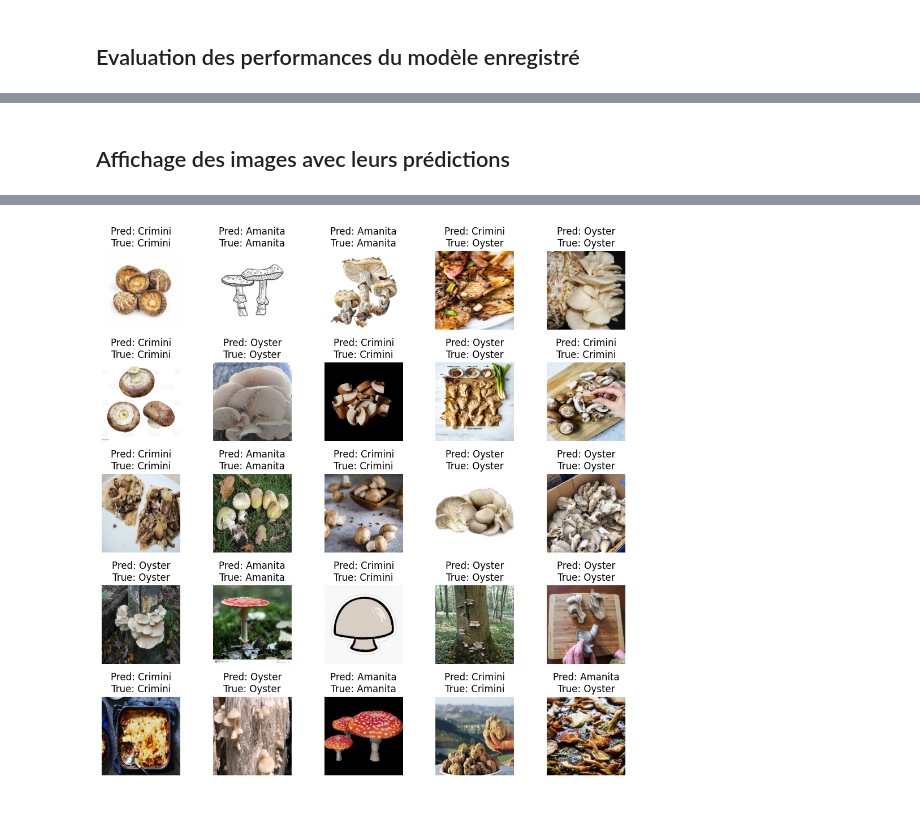
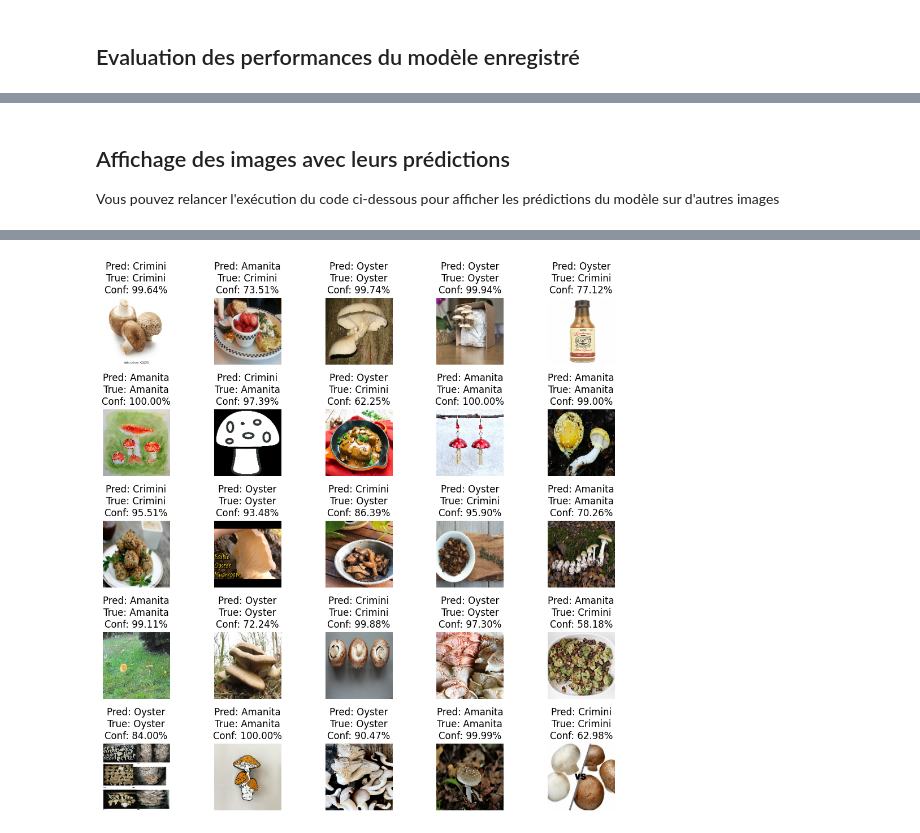
Before and after one commit to Thomas-Mewily/ZZ3_apprentissage_profond_champignon, a Jupyter notebook: challenge.ipynb, the cells around one changed output, grey strips where cells are left out. Drawn from its saved outputs; the diff is of its cells as text; code cells hidden in the pictures.

```diff
--- a/challenge.ipynb
+++ b/challenge.ipynb
@@ -71,8 +69,0 @@ Le buffered prefetching permet de précharger les données en mémoire pendant q
-# %%
-def to_categorical_tensor(y):
-    return tf.keras.utils.to_categorical(y, num_classes=3) # amanita, ccrimi ou oyster
-
-train_dataset = train_dataset.map(lambda x, y: (x, tf.py_function(to_categorical_tensor, [y], tf.float32)))
-validation_dataset = validation_dataset.map(lambda x, y: (x, tf.py_function(to_categorical_tensor, [y], tf.float32)))
-
-train_dataset = train_dataset.prefetch(tf.data.AUTOTUNE)
@@ -79 +74,19 @@ train_dataset = train_dataset.prefetch(tf.data.AUTOTUNE)
+# %%
+from tensorflow import data as tf_data
+
+def to_categorical_tensor(y):
+    y_one_hot = tf.keras.utils.to_categorical(y, num_classes=3)
+    return y_one_hot
+
+def map_function(x, y):
+    y = tf.py_function(to_categorical_tensor, [y], tf.float32)
+    y.set_shape([None, 3])  # Définir la forme explicite (batch_size, num_classes)
+    return x, y
+
+train_dataset = train_dataset.map(map_function)
+validation_dataset = validation_dataset.map(map_function)
+
+# Prefetching
+train_ds = train_dataset.prefetch(tf_data.AUTOTUNE)
+val_ds = validation_dataset.prefetch(tf_data.AUTOTUNE)
 # %% [markdown]
@@ -184,15 +208,14 @@ ValueError: The filepath provided must end in `.keras` (Keras model format). Rec
 # %% [markdown]
 ## Evaluation des performances du modèle enregistré
 # %%
-from tensorflow.keras.models import load_model
-model = load_model("best_model")
+model = load_model("best_model.keras")
 
 test_dataset = tk.utils.image_dataset_from_directory(
         "datasets/test",
-        image_size=(180, 180),
+        image_size=image_size,
         shuffle=True,
     )
-test_dataset = test_dataset.map(lambda x, y: (x, tf.py_function(to_categorical_tensor, [y], tf.float32)))
+test_dataset = test_dataset.map(map_function)
 
 loss, accuracy = model.evaluate(test_dataset)
 # %% [output]
@@ -200,7 +229,8 @@ ValueError: File format not supported: filepath=best_model. Keras 3 only support
-# %% [markdown]
-## Affichage des images avec leurs prédictions
+# %% [markdown]
+## Affichage des images avec leurs prédictions
+
+Vous pouvez relancer l'exécution du code ci-dessous pour afficher les prédictions du modèle sur d'autres images
 # %%
-# Dictionnaire pour le mappage des classes
 class_mapping = {0: "Amanita", 1: "Crimini", 2: "Oyster"}
 
 for images, labels in test_dataset.take(1):  # Prenons un seul batch
@@ -211,12 +241,15 @@ for images, labels in test_dataset.take(1):  # Prenons un seul batch
     predicted_classes = np.argmax(predictions, axis=-1)
     true_classes = np.argmax(labels, axis=-1)
 
-    # Afficher les images avec la prédiction et la vérité attendue
+    # Afficher les images avec la prédiction, la vérité attendue et le pourcentage
     plt.figure(figsize=(10, 10))
     for i in range(min(len(images), 25)):  # Afficher au maximum 25 images
         image = images[i].numpy()  # Convertir l'image en numpy array
         true_label = class_mapping[true_classes[i]]
         predicted_label = class_mapping[predicted_classes[i]]
+
+        # Ajouter le pourcentage de confiance (probabilité max)
+        confidence = predictions[i][predicted_classes[i]] * 100  # En pourcentage
 
         # Normaliser les images si elles sont en float avec des valeurs [0, 255]
         if image.max() > 1.0:
@@ -228,8 +261,8 @@ for images, labels in test_dataset.take(1):  # Prenons un seul batch
         else:  # Si l'image est RGB
             plt.imshow(image)
 
-        # Afficher la prédiction et la vérité attendue
-        plt.title(f"Pred: {predicted_label}\nTrue: {true_label}")
+        # Afficher la prédiction, la vérité attendue et le pourcentage
+        plt.title(f"Pred: {predicted_label}\nTrue: {true_label}\nConf: {confidence:.2f}%")
         plt.axis("off")
 
     plt.tight_layout()
@@ -239 +273 @@ for images, labels in test_dataset.take(1):  # Prenons un seul batch
-[figure, old version]
+[figure, new version]
```
Also changed, not shown: parts of 14 cells of this notebook, 3 other files.
